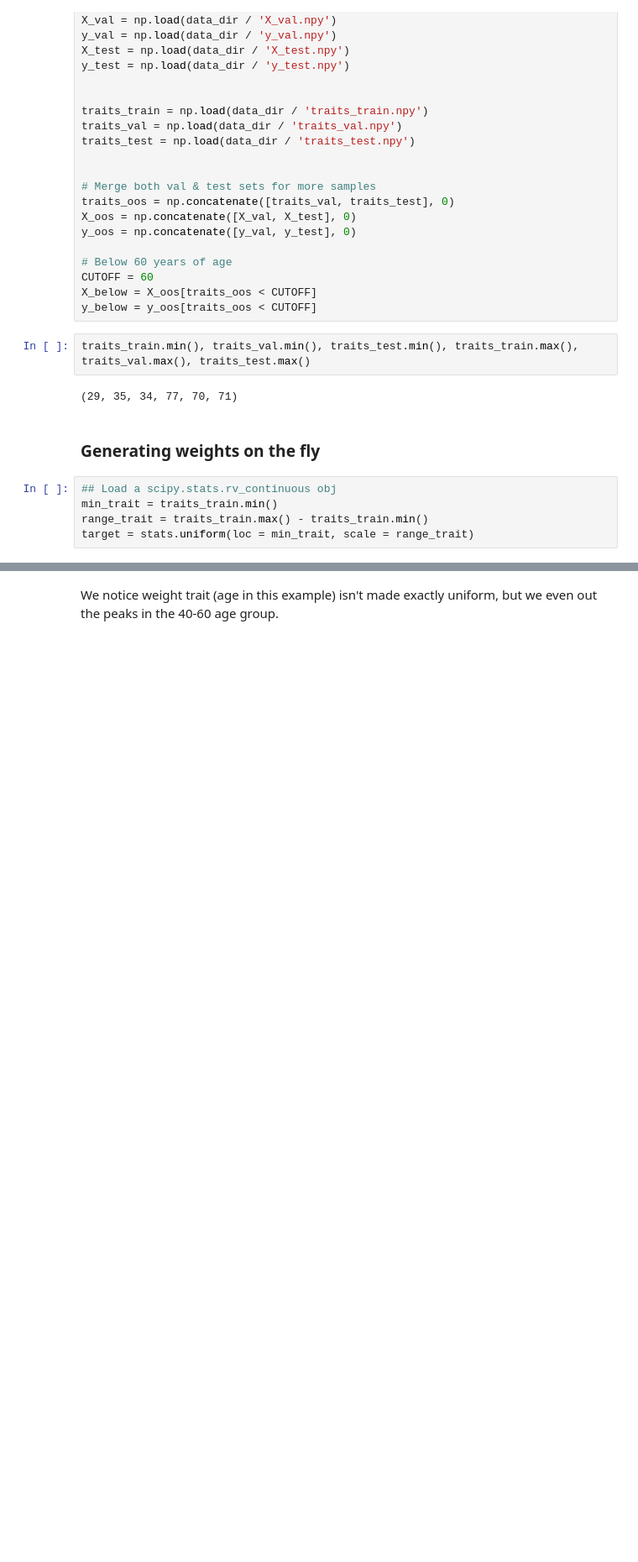
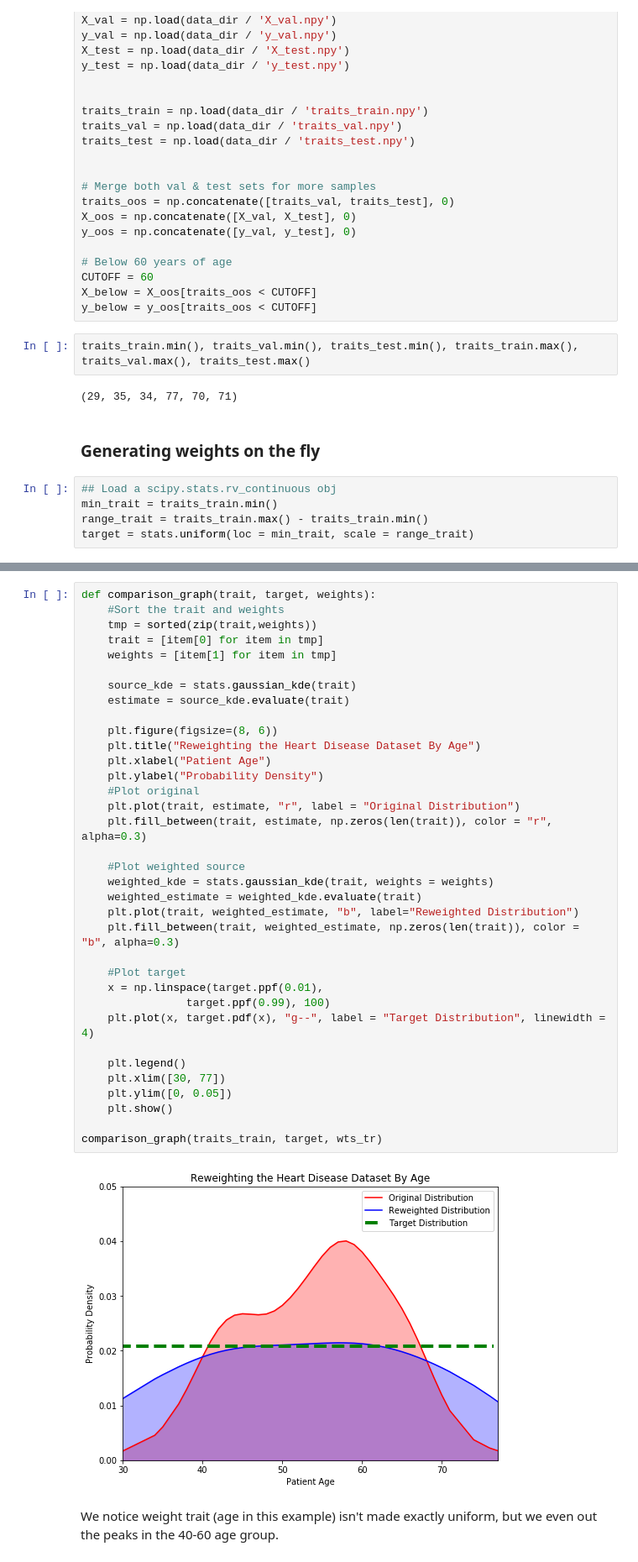
Before and after one commit to Daniel-Wu/Continuous-Weight-Balancing, a Jupyter notebook: demos/comparisons_hd.ipynb, the cells around one changed output, grey strips where cells are left out. Shown at 84% size. Saved outputs shown, nothing was run; the diff lists cells and outputs as text; blank space fills up the shorter version.

```diff
--- a/demos/comparisons_hd.ipynb
+++ b/demos/comparisons_hd.ipynb
@@ -252,2 +236,39 @@ wts_tr = continuous_weight(traits_train, target, addl_trait = None, clipping = N
+# %%
+def comparison_graph(trait, target, weights):
+    #Sort the trait and weights
+    tmp = sorted(zip(trait,weights))
+    trait = [item[0] for item in tmp]
+    weights = [item[1] for item in tmp]
+
+    source_kde = stats.gaussian_kde(trait)
+    estimate = source_kde.evaluate(trait)
+
+    plt.figure(figsize=(8, 6))
+    plt.title("Reweighting the Heart Disease Dataset By Age")
+    plt.xlabel("Patient Age")
+    plt.ylabel("Probability Density")
+    #Plot original
+    plt.plot(trait, estimate, "r", label = "Original Distribution")
+    plt.fill_between(trait, estimate, np.zeros(len(trait)), color = "r", alpha=0.3)
+
+    #Plot weighted source
+    weighted_kde = stats.gaussian_kde(trait, weights = weights)
+    weighted_estimate = weighted_kde.evaluate(trait)
+    plt.plot(trait, weighted_estimate, "b", label="Reweighted Distribution")
+    plt.fill_between(trait, weighted_estimate, np.zeros(len(trait)), color = "b", alpha=0.3)
+
+    #Plot target
+    x = np.linspace(target.ppf(0.01),
+                target.ppf(0.99), 100)
+    plt.plot(x, target.pdf(x), "g--", label = "Target Distribution", linewidth = 4)
+
+    plt.legend()
+    plt.xlim([30, 77])
+    plt.ylim([0, 0.05])
+    plt.show()
+
+comparison_graph(traits_train, target, wts_tr)
+# %% [output]
+[figure, added]
 # %% [markdown]
 We notice weight trait (age in this example) isn't made exactly uniform, but we even out the peaks in the 40-60 age group.
```
Also changed, not shown: parts of 70 cells of this notebook, 4 other files.
